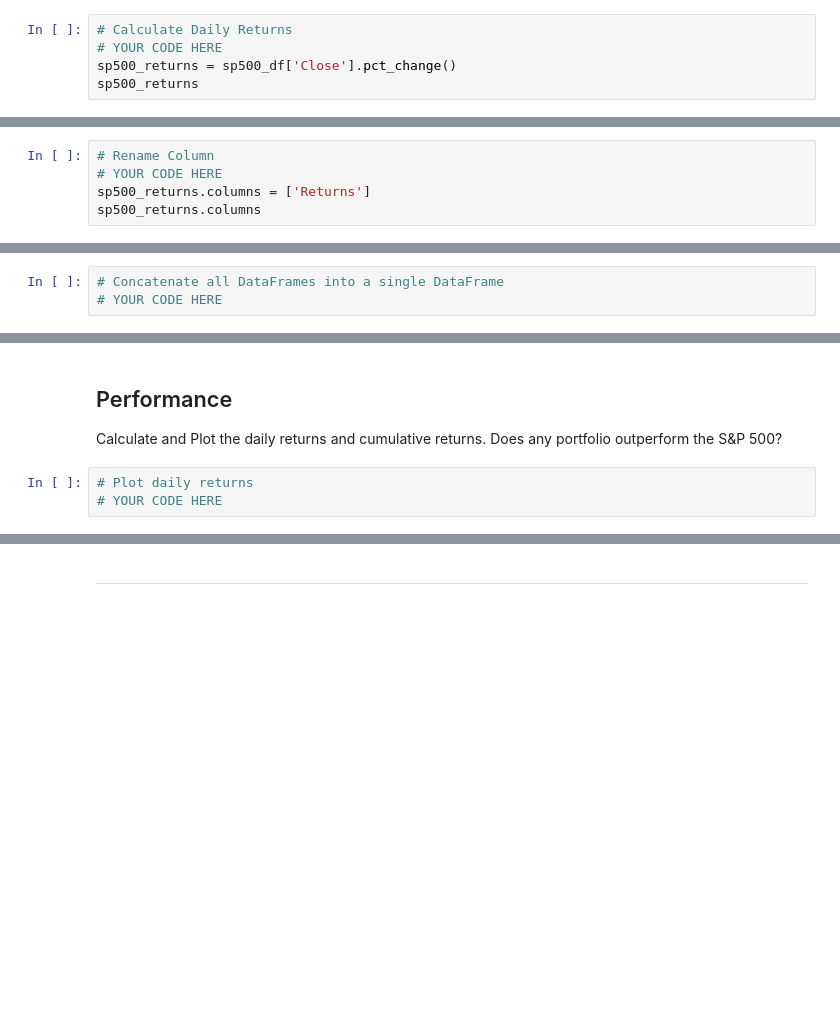
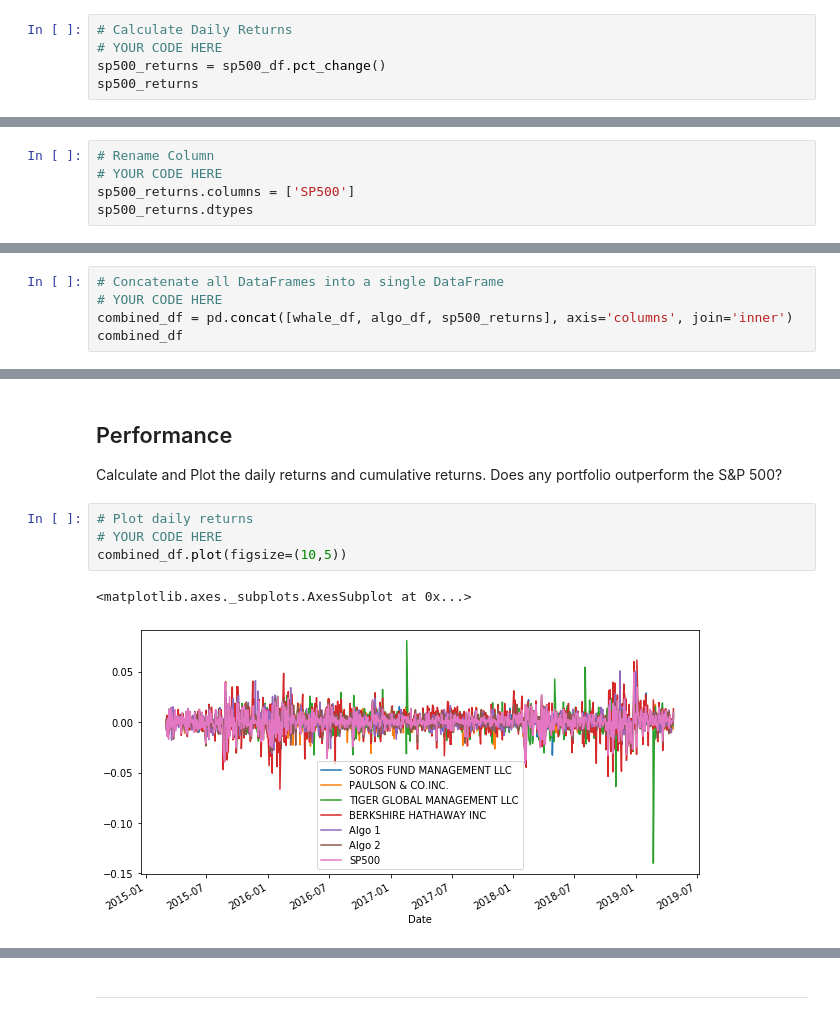
Before and after one commit to johnmyronmillar/A-Whale-Off-the-Port-folio-, a Jupyter notebook: Starter_Code/whale_analysis.ipynb, the cells around one changed output, grey strips where cells are left out. Cells and saved outputs as stored; diff of their text form; blank space fills up the shorter version.

```diff
--- a/Starter_Code/whale_analysis.ipynb
+++ b/Starter_Code/whale_analysis.ipynb
@@ -129,6 +130,6 @@ dtype: object
 # %%
 # Calculate Daily Returns
 # YOUR CODE HERE
-sp500_returns = sp500_df['Close'].pct_change()
+sp500_returns = sp500_df.pct_change()
 sp500_returns
 # %% [output]
@@ -168,6 +171,6 @@ Name: Close, Length: 1648, dtype: float64
 # %%
 # Rename Column
 # YOUR CODE HERE
-sp500_returns.columns = ['Returns']
-sp500_returns.columns
+sp500_returns.columns = ['SP500']
+sp500_returns.dtypes
 # %% [output]
@@ -177,3 +195,5 @@ sp500_returns.columns
 # %%
 # Concatenate all DataFrames into a single DataFrame
 # YOUR CODE HERE
+combined_df = pd.concat([whale_df, algo_df, sp500_returns], axis='columns', join='inner')
+combined_df
@@ -190,6 +225,10 @@ Calculate and Plot the daily returns and cumulative returns. Does any portfolio
 # %%
 # Plot daily returns
 # YOUR CODE HERE
+combined_df.plot(figsize=(10,5))
+# %% [output]
+<matplotlib.axes._subplots.AxesSubplot at 0x...>
+[figure, added]
 # %%
 # Plot cumulative returns
 # YOUR CODE HERE
```
Also changed, not shown: parts of 27 cells of this notebook.
